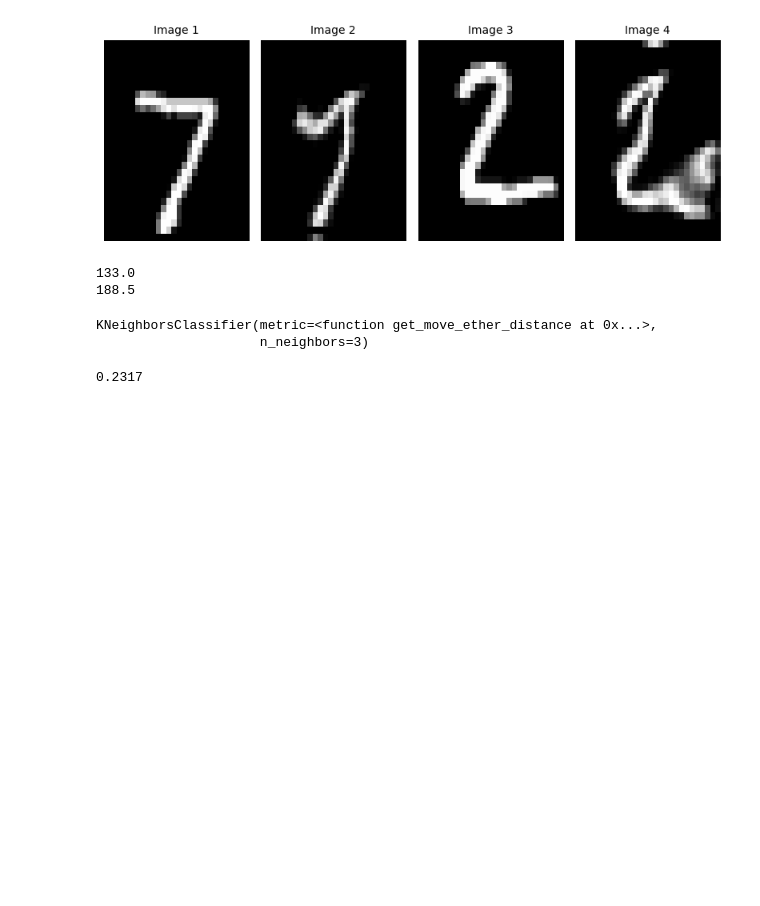
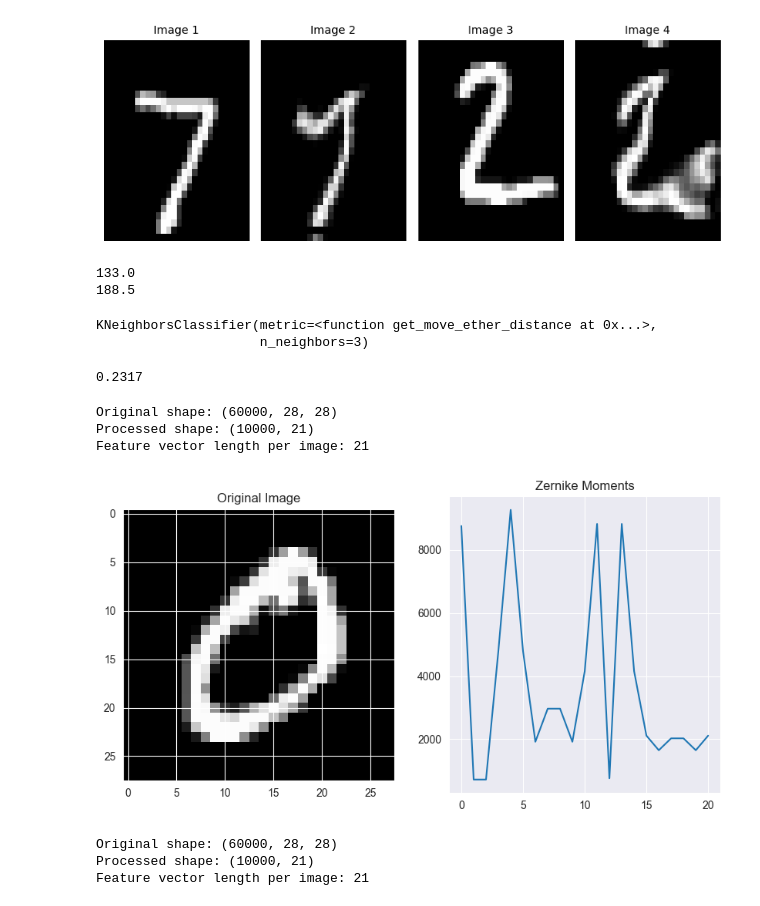
Before and after one commit to Noamnes/Machine_Learning_Project, a Jupyter notebook: tests.ipynb, the cells around one changed output. Saved outputs shown, nothing was run; the diff lists cells and outputs as text; code cells hidden in the pictures; blank space fills up the shorter version.

```diff
--- a/tests.ipynb
+++ b/tests.ipynb
@@ -30,6 +15,0 @@ all_default_models_ex_svm = [
-# %%
-# load the data for the training below
-X_train, X_test, y_train, y_test = models.load_preprocess_mnist_data(scale_features=True, flatten_image=True, use_pca=False)
-# %%
-models_acc_dict = models.fit_evaluate_models(all_default_models_ex_svm, X_train, X_test, y_train, y_test)
-display(pd.DataFrame(models_acc_dict).T)
@@ -43,2 +15,0 @@ display(pd.DataFrame(models_acc_dict).T)
-# %%
-models.train_svm(X_train, y_train, X_test, y_test, kernel="rbf")
@@ -243,3 +195,22 @@ knn.fit(X_train[:10], y_train[:10])
 knn.score(X_test, y_test)
 # %% [output]
 0.2317
+# %%
+import cv2
+import transformations as trans; importlib.reload(trans)
+from transformations import *
+ # Process first few images as example (adjust as needed)
+num_samples = len(X_test)
+train_features = preprocess_with_zernike(X_train[:num_samples], max_order=5)
+
+print(f"Original shape: {X_train.shape}")
+print(f"Processed shape: {train_features.shape}")
+print(f"Feature vector length per image: {train_features.shape[1]}")
+# %% [output]
+Original shape: (60000, 28, 28)
+Processed shape: (10000, 21)
+Feature vector length per image: 21
+[figure, added]
+Original shape: (60000, 28, 28)
+Processed shape: (10000, 21)
+Feature vector length per image: 21
```
Also changed, not shown: parts of 7 cells of this notebook.
